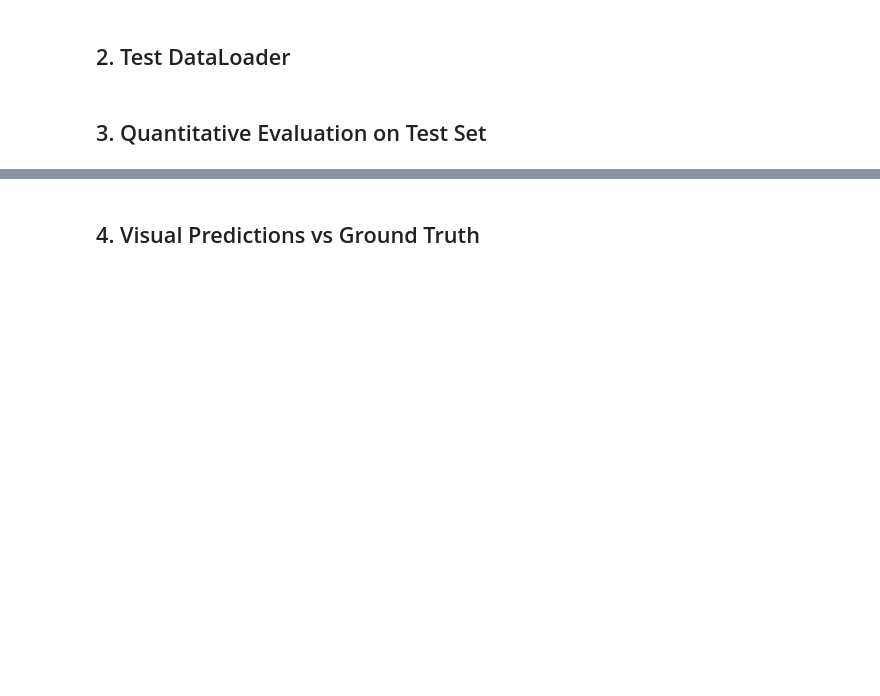
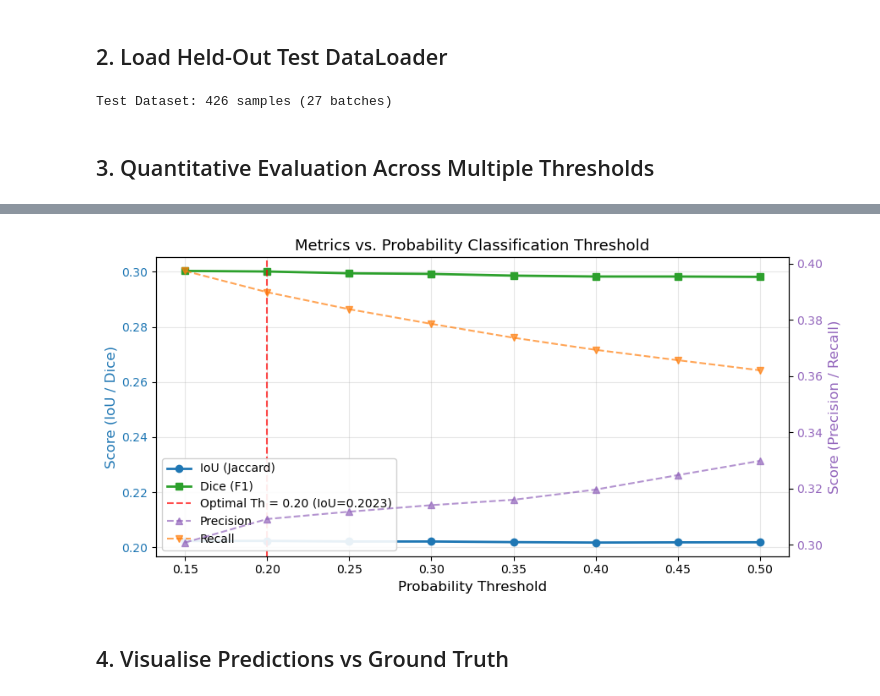
Before and after one commit to fra241632/CSE445-Road-Damage-detection-and-lane-segmentation-using-image-segmentation, a Jupyter notebook: notebooks/03_evaluate_crack.ipynb, the cells around one changed output, grey strips where cells are left out. Drawn from its saved outputs; the diff is of its cells as text; code cells hidden in the pictures; blank space fills up the shorter version.

```diff
--- a/notebooks/03_evaluate_crack.ipynb
+++ b/notebooks/03_evaluate_crack.ipynb
@@ -56,11 +79,14 @@ print('Model loaded. Parameters:', f"{model.count_parameters():,}")
 # %% [markdown]
-## 2. Test DataLoader
+## 2. Load Held-Out Test DataLoader
 # %%
-test_ds = SegmentationDataset(
-    config.CRACK_SPLIT_DIR / 'test.csv',
-    transform=get_val_transforms((config.IMG_HEIGHT, config.IMG_WIDTH))
-)
-test_loader = DataLoader(test_ds, batch_size=cfg['batch_size'], shuffle=False, num_workers=2)
-print(f'Test set: {len(test_ds)} samples, {len(test_loader)} batches')
+test_csv = config.CRACK_SPLIT_DIR / 'test.csv'
+if not test_csv.exists():
+    test_csv = config.CRACK_SPLIT_DIR / 'dashcam_test.csv'
+
+test_ds = SegmentationDataset(test_csv, transform=get_val_transforms((config.IMG_HEIGHT, config.IMG_WIDTH)))
+test_loader = DataLoader(test_ds, batch_size=16, shuffle=False, num_workers=2)
+print(f'Test Dataset: {len(test_ds)} samples ({len(test_loader)} batches)')
+# %% [output]
+Test Dataset: 426 samples (27 batches)
 # %% [markdown]
-## 3. Quantitative Evaluation on Test Set
+## 3. Quantitative Evaluation Across Multiple Thresholds
@@ -109,0 +93,58 @@ plt.tight_layout(); plt.show()
+# %%
+# Threshold Tuning Sweep across Held-Out Test Set
+torch.cuda.empty_cache()
+thresholds = [0.15, 0.20, 0.25, 0.30, 0.35, 0.40, 0.45, 0.50]
+results = []
+n_batches = len(test_loader)
+
+print("Sweeping probability thresholds on test set...")
+for th in thresholds:
+    totals = {"iou": 0.0, "dice": 0.0, "pixel_acc": 0.0, "precision": 0.0, "recall": 0.0}
+
+    with torch.no_grad():
+        for imgs, masks in test_loader:
+            imgs = imgs.to(device)
+            masks = masks.to(device)
+            preds = model(imgs)
+            m = compute_all_metrics(preds, masks, threshold=th)
+            for k in totals:
+                totals[k] += m[k]
+
+    avg_m = {k: v / n_batches for k, v in totals.items()}
+    avg_m["threshold"] = th
+    results.append(avg_m)
+
+df_res = pd.DataFrame(results)[["threshold", "iou", "dice", "precision", "recall", "pixel_acc"]]
+best_row = df_res.loc[df_res["iou"].idxmax()]
+best_th = best_row["threshold"]
+
+print("\n" + "=" * 65)
+print("  THRESHOLD TUNING EVALUATION RESULTS")
+print("=" * 65)
+print(df_res.to_string(index=False))
+print("=" * 65)
+print(f"Optimal Threshold: {best_th:.2f} -> Best Test IoU: {best_row['iou']:.4f} | Dice: {best_row['dice']:.4f}")
+
+# Plot Threshold Response Curves
+fig, ax1 = plt.subplots(figsize=(9, 4.5))
+ax1.plot(df_res["threshold"], df_res["iou"], "o-", color="tab:blue", lw=2, label="IoU (Jaccard)")
+ax1.plot(df_res["threshold"], df_res["dice"], "s-", color="tab:green", lw=2, label="Dice (F1)")
+ax1.axvline(best_th, color="red", linestyle="--", alpha=0.7, label=f"Optimal Th = {best_th:.2f} (IoU={best_row['iou']:.4f})")
+ax1.set_xlabel("Probability Threshold", fontsize=12)
+ax1.set_ylabel("Score (IoU / Dice)", fontsize=12, color="tab:blue")
+ax1.tick_params(axis="y", labelcolor="tab:blue")
+ax1.grid(True, alpha=0.3)
+
+ax2 = ax1.twinx()
+ax2.plot(df_res["threshold"], df_res["precision"], "^--", color="tab:purple", alpha=0.7, label="Precision")
+ax2.plot(df_res["threshold"], df_res["recall"], "v--", color="tab:orange", alpha=0.7, label="Recall")
+ax2.set_ylabel("Score (Precision / Recall)", fontsize=12, color="tab:purple")
+ax2.tick_params(axis="y", labelcolor="tab:purple")
+
+lines1, labels1 = ax1.get_legend_handles_labels()
+lines2, labels2 = ax2.get_legend_handles_labels()
+ax1.legend(lines1 + lines2, labels1 + labels2, loc="lower left", framealpha=0.9)
+plt.title("Metrics vs. Probability Classification Threshold", fontsize=13)
+plt.tight_layout()
+plt.show()
+# %% [output]
@@ -110,2 +167,3 @@ plt.tight_layout(); plt.show()
+[figure, added]
 # %% [markdown]
-## 4. Visual Predictions vs Ground Truth
+## 4. Visualise Predictions vs Ground Truth
```
Also changed, not shown: parts of 14 cells of this notebook, 25 other files.
